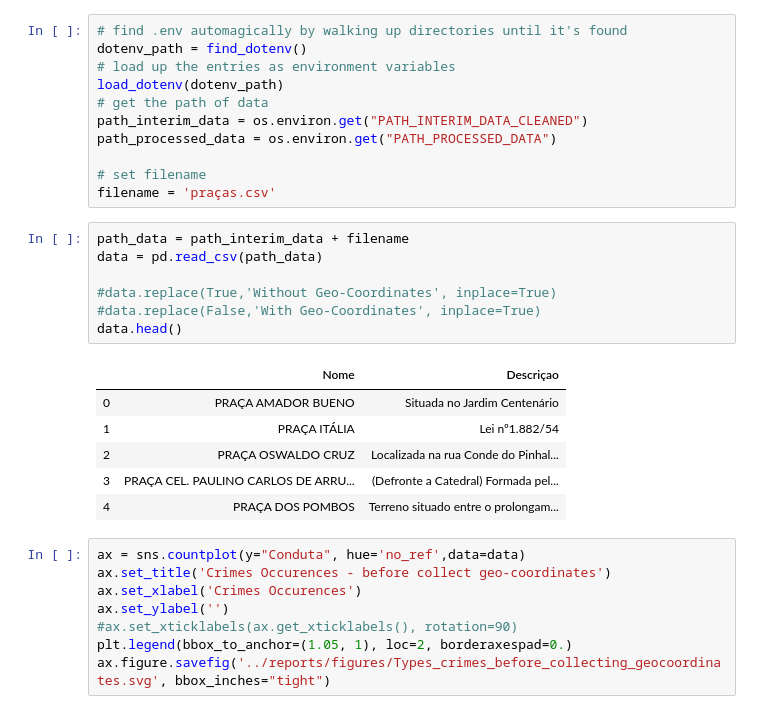
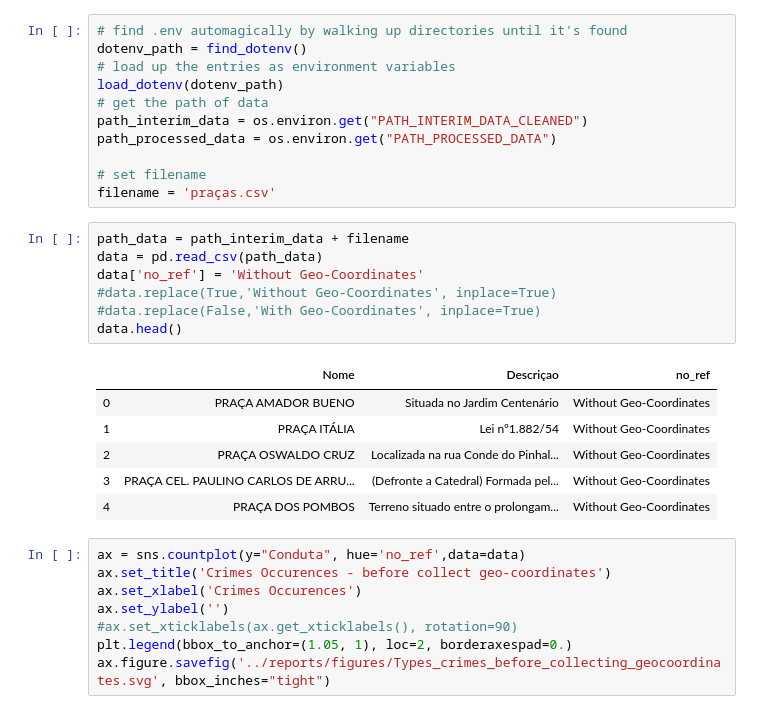
Before and after one commit to tpinhoda/Crimes_Sao_Carlos, a Jupyter notebook: notebooks/11 - Plotting Statistics.ipynb, the cells around one changed output. Cells and saved outputs as stored; diff of their text form.

```diff
--- a/notebooks/11 - Plotting Statistics.ipynb
+++ b/notebooks/11 - Plotting Statistics.ipynb
@@ -19,17 +19,17 @@ filename = 'praças.csv'
 # %%
 path_data = path_interim_data + filename
 data = pd.read_csv(path_data)
-
+data['no_ref'] = 'Without Geo-Coordinates'
 #data.replace(True,'Without Geo-Coordinates', inplace=True)
 #data.replace(False,'With Geo-Coordinates', inplace=True)
 data.head()
 # %% [output]
-|  | Nome | Descriçao |
-| 0 | PRAÇA AMADOR BUENO | Situada no Jardim Centenário |
-| 1 | PRAÇA ITÁLIA | Lei nº1.882/54 |
-| 2 | PRAÇA OSWALDO CRUZ | Localizada na rua Conde do Pinhal... |
-| 3 | PRAÇA CEL. PAULINO CARLOS DE ARRU... | (Defronte a Catedral) Formada pel... |
-| 4 | PRAÇA DOS POMBOS | Terreno situado entre o prolongam... |
+|  | Nome | Descriçao | no_ref |
+| 0 | PRAÇA AMADOR BUENO | Situada no Jardim Centenário | Without Geo-Coordinates |
+| 1 | PRAÇA ITÁLIA | Lei nº1.882/54 | Without Geo-Coordinates |
+| 2 | PRAÇA OSWALDO CRUZ | Localizada na rua Conde do Pinhal... | Without Geo-Coordinates |
+| 3 | PRAÇA CEL. PAULINO CARLOS DE ARRU... | (Defronte a Catedral) Formada pel... | Without Geo-Coordinates |
+| 4 | PRAÇA DOS POMBOS | Terreno situado entre o prolongam... | Without Geo-Coordinates |
 # %%
 ax = sns.countplot(y="Conduta", hue='no_ref',data=data)
 ax.set_title('Crimes Occurences - before collect geo-coordinates')
```
Also changed, not shown: parts of 1 cell of this notebook.
